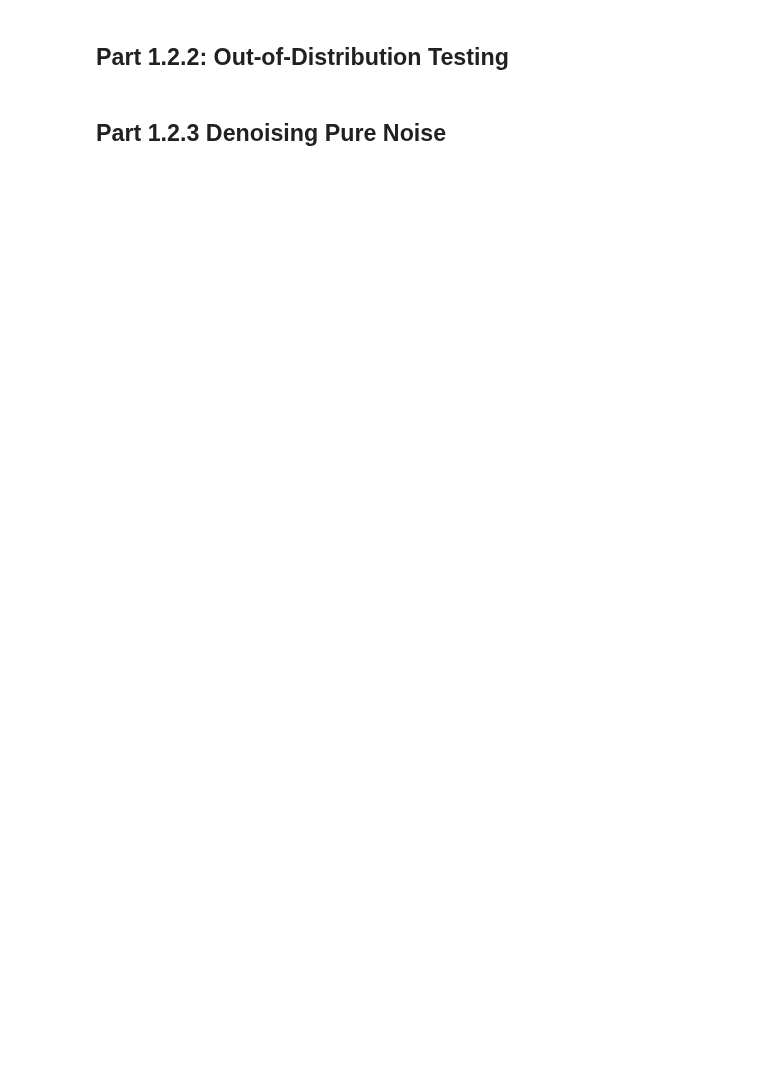
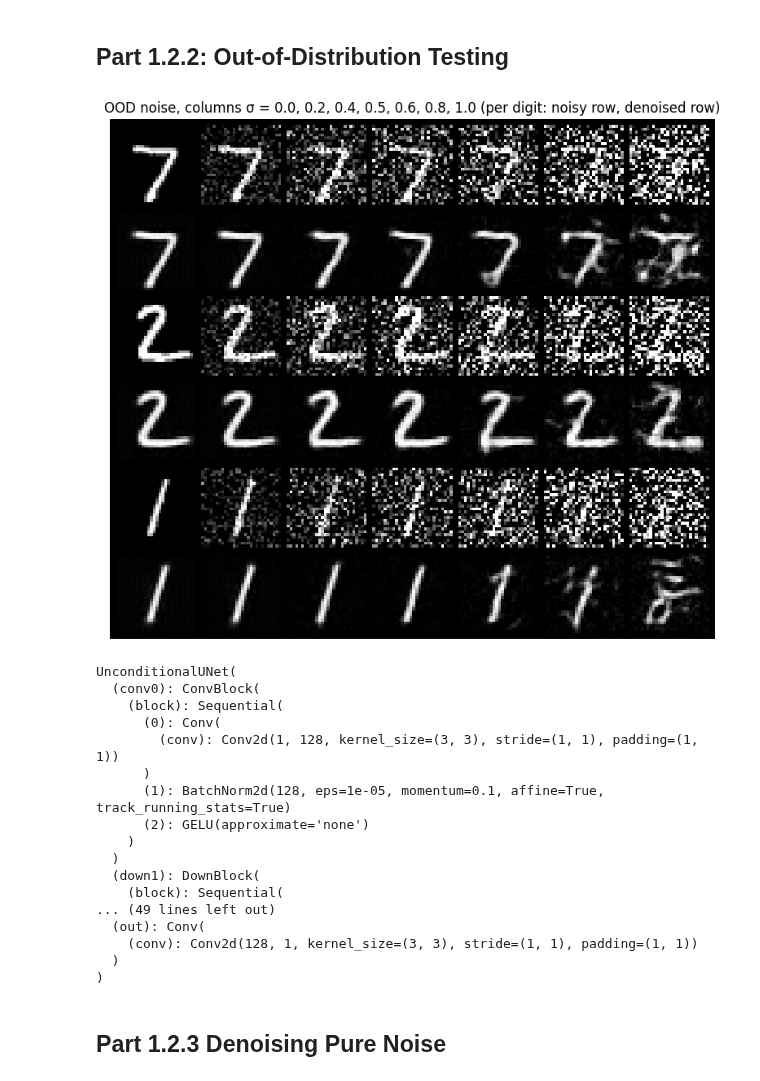
Before and after one commit to viviannnnx/viviannnnx.github.io, a Jupyter notebook: partb.ipynb, the cells around one changed output. Drawn from its saved outputs; the diff is of its cells as text; code cells hidden in the pictures; blank space fills up the shorter version.

```diff
--- a/partb.ipynb
+++ b/partb.ipynb
@@ -462,3 +406,45 @@ model.train()
+# %%
+# Visualize OOD testing
+# ===== your code here! ====
+
+model.eval()
+ood_sigmas = [0.0, 0.2, 0.4, 0.5, 0.6, 0.8, 1.0]
+s = torch.tensor(ood_sigmas, device=device).view(-1, 1, 1, 1)
+ood_imgs = next(iter(test_loader))[0][:3].to(device)
+_g = torch.Generator().manual_seed(1)
+
+rows = []
+with torch.no_grad():
+    for img in ood_imgs:
+        x = img[None].repeat(len(ood_sigmas), 1, 1, 1)
+        z = x + s * torch.randn(x.shape, generator=_g).to(device)
+        rows += [z, model(z)]
+
+show_grid(torch.cat(rows),
+          "OOD noise, columns σ = 0.0, 0.2, 0.4, 0.5, 0.6, 0.8, 1.0 (per digit: noisy row, denoised row)",
+          "denoise_ood.png", nrow=len(ood_sigmas))
+model.train()
+
+# ===== end of code ====
+# %% [output]
+[figure, added]
+UnconditionalUNet(
+  (conv0): ConvBlock(
+    (block): Sequential(
+      (0): Conv(
+        (conv): Conv2d(1, 128, kernel_size=(3, 3), stride=(1, 1), padding=(1, 1))
+      )
+      (1): BatchNorm2d(128, eps=1e-05, momentum=0.1, affine=True, track_running_stats=True)
+      (2): GELU(approximate='none')
+    )
+  )
+  (down1): DownBlock(
+    (block): Sequential(
+... (49 lines left out)
+  (out): Conv(
+    (conv): Conv2d(128, 1, kernel_size=(3, 3), stride=(1, 1), padding=(1, 1))
+  )
+)
 # %% [markdown]
 ## Part 1.2.3 Denoising Pure Noise
 # %%
```
Also changed, not shown: parts of 17 cells of this notebook.
